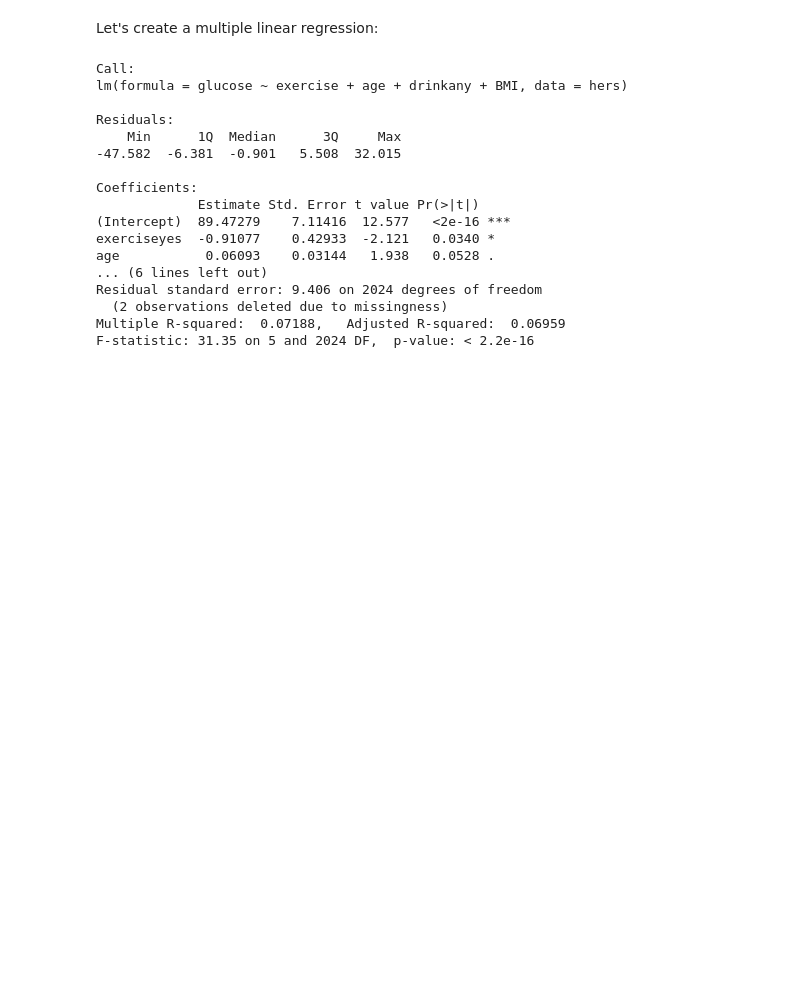
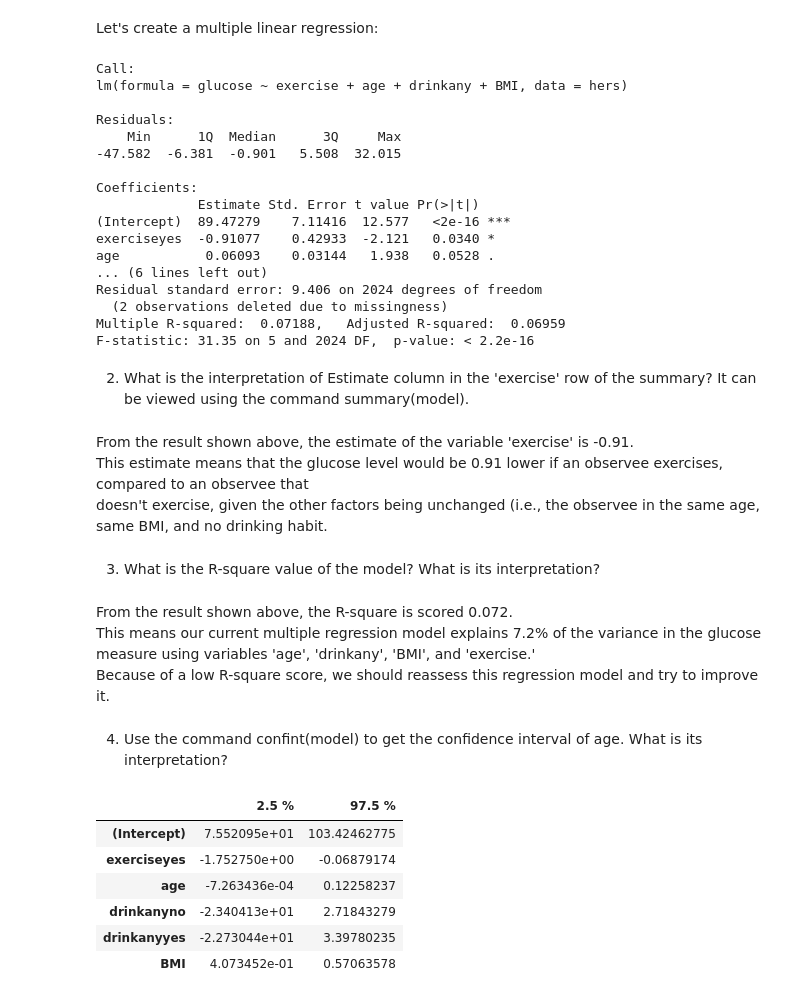
Before and after one commit to martinhe07/INDENG256, a Jupyter notebook: IERO256 Homework 06.ipynb, the cells around one changed output. Saved outputs shown, nothing was run; the diff lists cells and outputs as text; code cells hidden in the pictures; blank space fills up the shorter version.

```diff
--- a/IERO256 Homework 06.ipynb
+++ b/IERO256 Homework 06.ipynb
@@ -36,3 +47,28 @@ Residual standard error: 9.406 on 2024 degrees of freedom
   (2 observations deleted due to missingness)
 Multiple R-squared:  0.07188,   Adjusted R-squared:  0.06959
 F-statistic: 31.35 on 5 and 2024 DF,  p-value: < 2.2e-16
+# %% [markdown]
+2. What is the interpretation of Estimate column in the 'exercise' row of the summary? It can be viewed
+using the command summary(model).
+# %% [markdown]
+From the result shown above, the estimate of the variable 'exercise' is -0.91.<br>
+This estimate means that the glucose level would be 0.91 lower if an observee exercises, compared to an observee that<br>
+doesn't exercise, given the other factors being unchanged (i.e., the observee in the same age, same BMI, and no drinking habit.
+# %% [markdown]
+3. What is the R-square value of the model? What is its interpretation?
+# %% [markdown]
+From the result shown above, the R-square is scored 0.072.<br>
+This means our current multiple regression model explains 7.2% of the variance in the glucose measure using variables 'age', 'drinkany', 'BMI', and 'exercise.'<br>
+Because of a low R-square score, we should reassess this regression model and try to improve it.
+# %% [markdown]
+4. Use the command confint(model) to get the confidence interval of age. What is its interpretation?
+# %%
+confint(fit.linreg)
+# %% [output]
+|  | 2.5 % | 97.5 % |
+| (Intercept) | 7.552095e+01 | 103.42462775 |
+| exerciseyes | -1.752750e+00 | -0.06879174 |
+| age | -7.263436e-04 | 0.12258237 |
+| drinkanyno | -2.340413e+01 | 2.71843279 |
+| drinkanyyes | -2.273044e+01 | 3.39780235 |
+| BMI | 4.073452e-01 | 0.57063578 |
```
Also changed, not shown: parts of 23 cells of this notebook.
